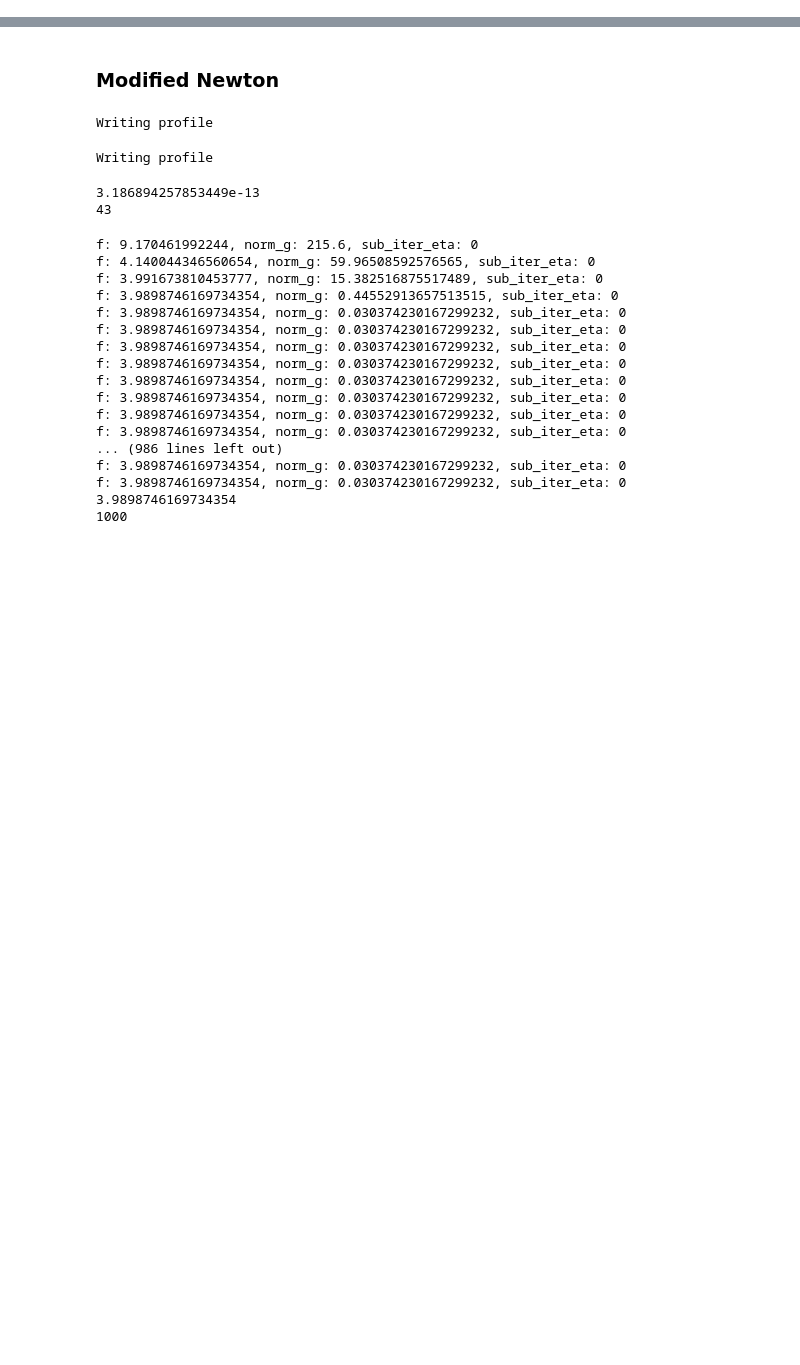
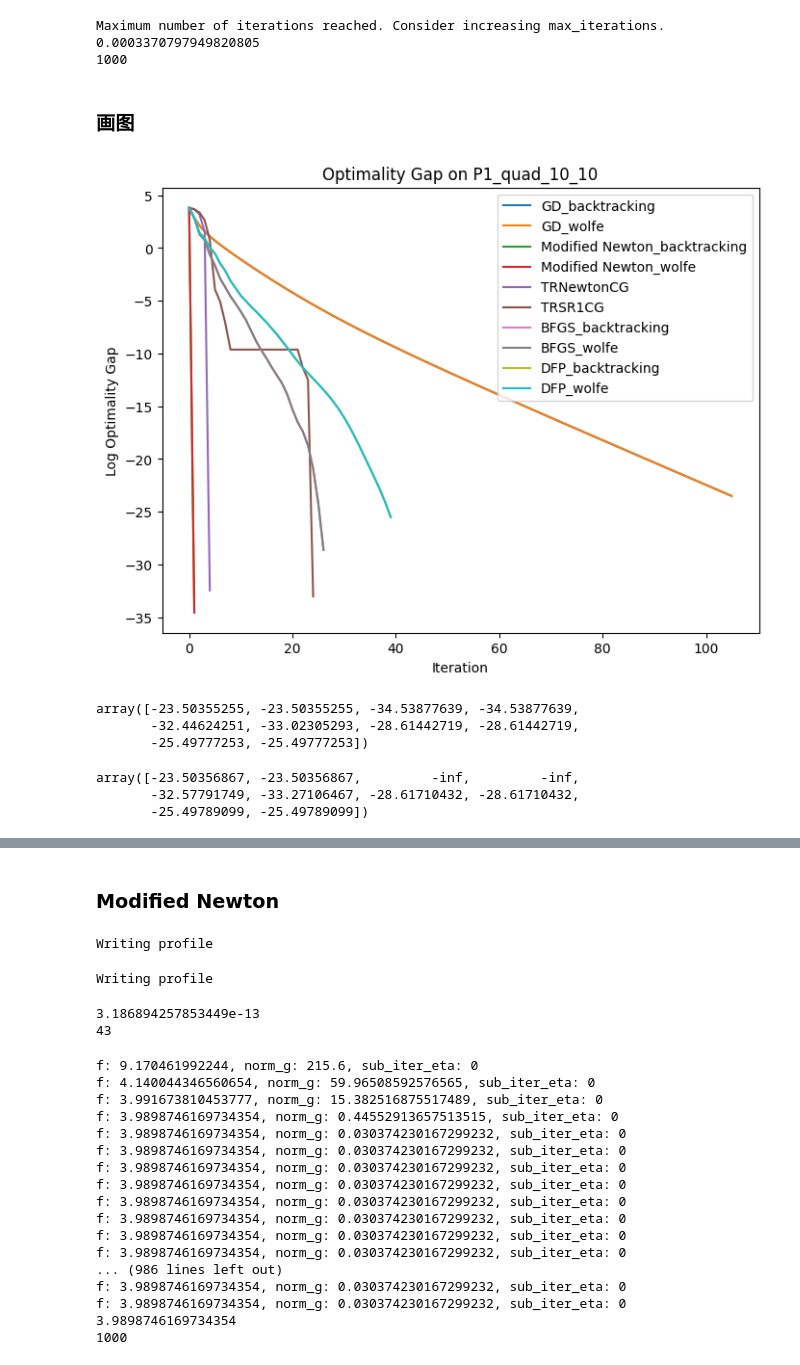
Before and after one commit to YuweiHu17/IOE_511, a Jupyter notebook: hk_script.ipynb, the cells around one changed output, grey strips where cells are left out. Drawn from its saved outputs; the diff is of its cells as text; code cells hidden in the pictures; blank space fills up the shorter version.

Commit message:
plots

```diff
--- a/hk_script.ipynb
+++ b/hk_script.ipynb
@@ -6,3 +6,19 @@ import numpy as np
 import math
 import matplotlib.pyplot as plt
 from performance_profile import *
+# %%
+problem7 = Problem('P7_rosenbrock_2', x0=np.array([-1.2, 1.]).reshape(-1,1),
+                   compute_f=functions.rosen_2_func, compute_g=functions.rosen_2_grad, compute_H=functions.rosen_2_Hess)
+method7 = Method('GradientDescent', 'wolfe')
+options7 = Options()
+
+x, f, k, cpu_time = optSolver.optSolver(problem7, method7, options7)
+
+print(f)
+print(k)
+# %% [output]
+Maximum number of iterations reached. Consider increasing max_iterations.
+0.0003370797949820805
+1000
+# %% [markdown]
+### 画图
@@ -8,0 +68,20 @@ from performance_profile import *
+# %%
+np.random.seed(0)
+x0_1 = 20*np.random.rand(10,1)-10
+problem1 = Problem('P1_quad_10_10', x0=x0_1,
+                compute_f=functions.quad_10_10_func, compute_g=functions.quad_10_10_grad, compute_H=functions.quad_10_10_Hess)
+finals= plot_OptimalityGap(problem1, f_star=None, loc='upper right')
+# %% [output]
+[figure, added]
+# %%
+np.log((finals - min(finals)+1e-15))
+# %% [output]
+array([-23.50355255, -23.50355255, -34.53877639, -34.53877639,
+       -32.44624251, -33.02305293, -28.61442719, -28.61442719,
+       -25.49777253, -25.49777253])
+# %%
+np.log((finals - min(finals)))
+# %% [output]
+array([-23.50356867, -23.50356867,         -inf,         -inf,
+       -32.57791749, -33.27106467, -28.61710432, -28.61710432,
+       -25.49789099, -25.49789099])
```
Also changed, not shown: parts of 29 cells of this notebook, 1 other file.
